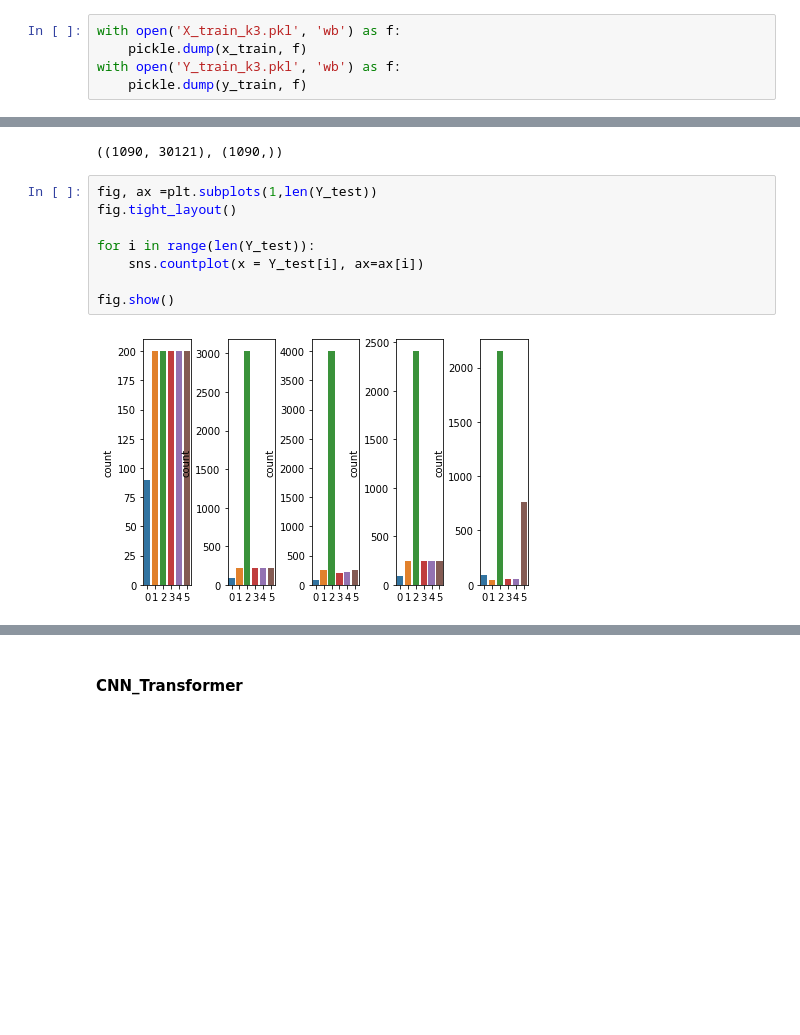
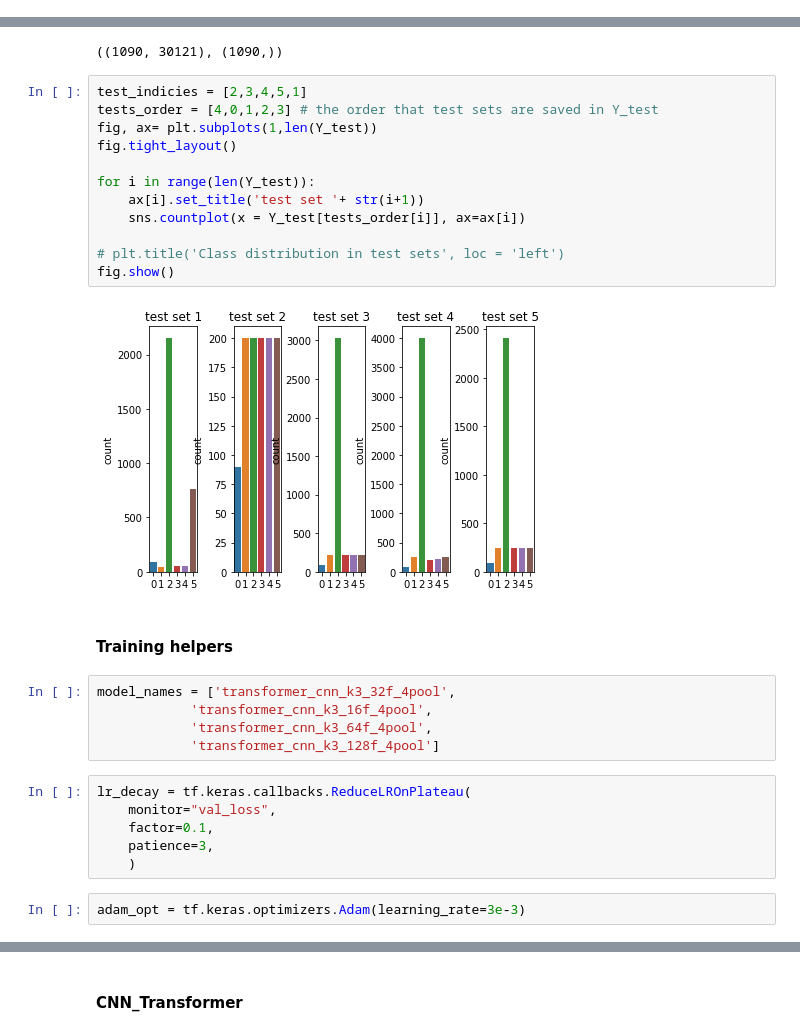
Before and after one commit to Moeinh77/Virus-DNA-classification-BERT, a Jupyter notebook: mainv1.ipynb, the cells around one changed output, grey strips where cells are left out. Cells and saved outputs as stored; diff of their text form; blank space fills up the shorter version.

```diff
--- a/mainv1.ipynb
+++ b/mainv1.ipynb
@@ -224,8 +173,3 @@ X_train.shape, y_train.shape
-# %%
-with open('X_train_k3.pkl', 'wb') as f:
-    pickle.dump(x_train, f)
-with open('Y_train_k3.pkl', 'wb') as f:
-    pickle.dump(y_train, f)
 # %% [markdown]
 #### Loading the saved data
 # %%
@@ -247,12 +191,31 @@ X_test[0].shape, Y_test[0].shape
 # %% [output]
 ((1090, 30121), (1090,))
 # %%
-fig, ax =plt.subplots(1,len(Y_test))
+test_indicies = [2,3,4,5,1]
+tests_order = [4,0,1,2,3] # the order that test sets are saved in Y_test
+fig, ax= plt.subplots(1,len(Y_test))
 fig.tight_layout()
 
 for i in range(len(Y_test)):
-    sns.countplot(x = Y_test[i], ax=ax[i])
+    ax[i].set_title('test set '+ str(i+1))
+    sns.countplot(x = Y_test[tests_order[i]], ax=ax[i])
 
+# plt.title('Class distribution in test sets', loc = 'left')
 fig.show()
 # %% [output]
-[figure, old version]
+[figure, new version]
+# %% [markdown]
+#### Training helpers
+# %%
+model_names = ['transformer_cnn_k3_32f_4pool',
+            'transformer_cnn_k3_16f_4pool',
+            'transformer_cnn_k3_64f_4pool',
+            'transformer_cnn_k3_128f_4pool']
+# %%
+lr_decay = tf.keras.callbacks.ReduceLROnPlateau(
+    monitor="val_loss",
+    factor=0.1,
+    patience=3,
+    )
+# %%
+adam_opt = tf.keras.optimizers.Adam(learning_rate=3e-3)
```
Also changed, not shown: parts of 48 cells of this notebook.
